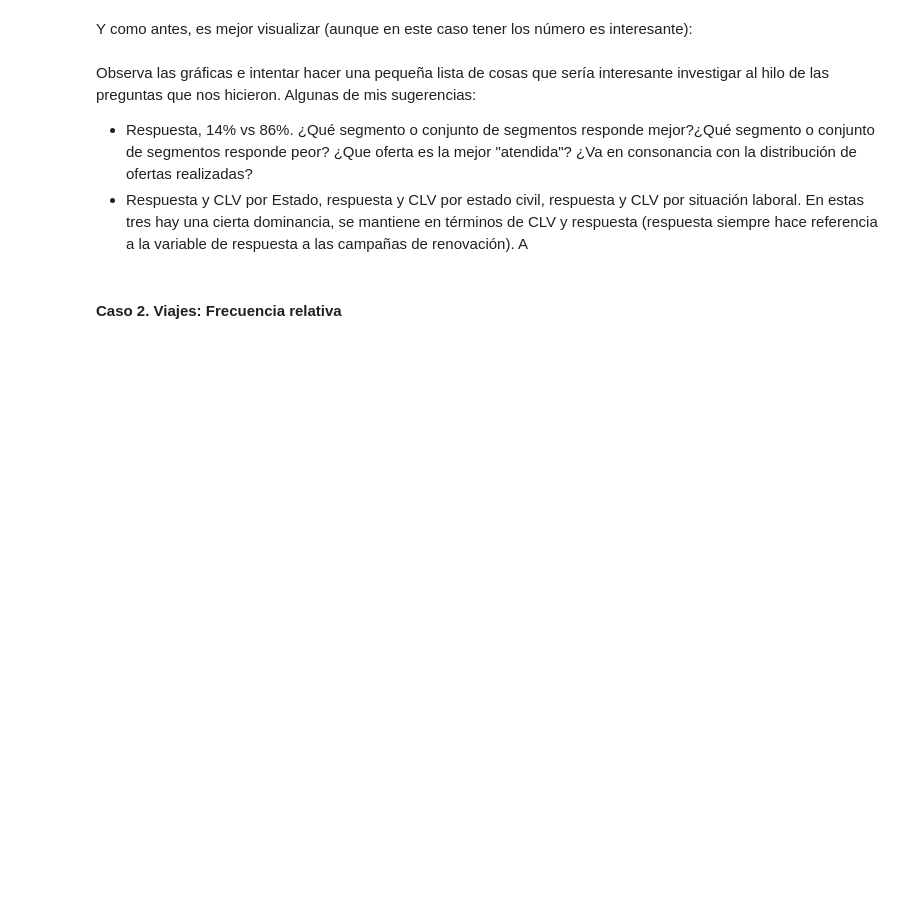
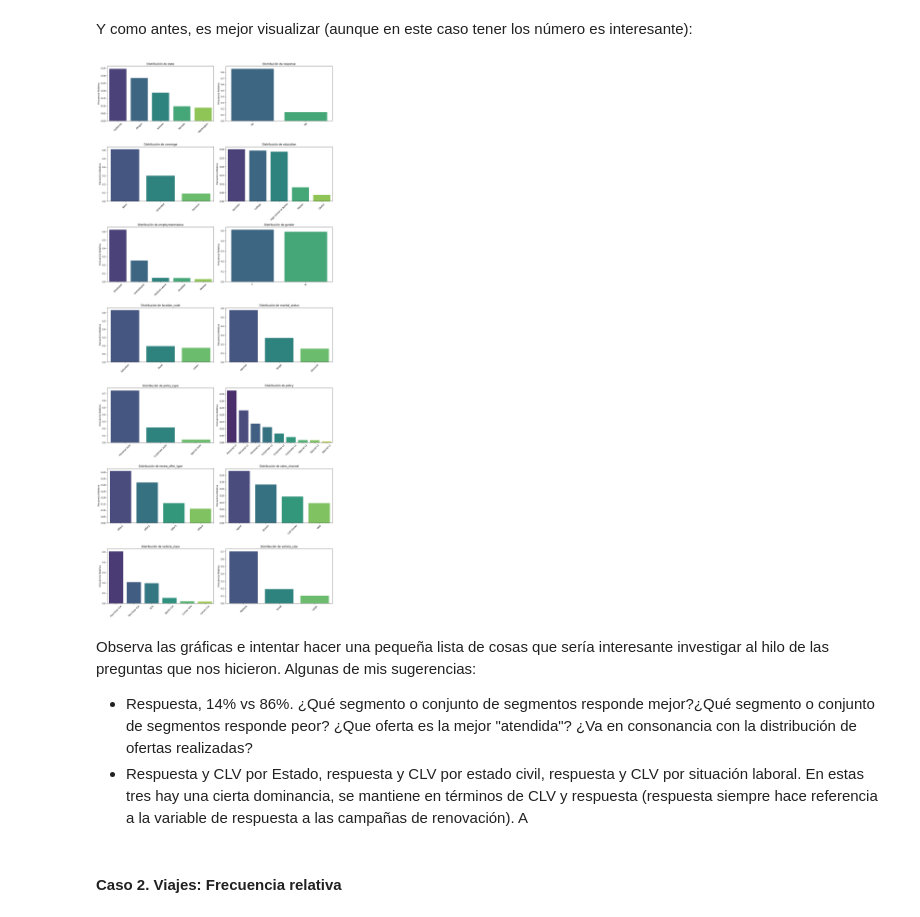
Before and after one commit to csanchosahun/DS-Online-Carlos-Sancho, a Jupyter notebook: 03_Data_Analysis/Sprint_07/Unidad_01_Estadistica_Descriptiva_Univariante/01_Workout/03_Frecuencias.ipynb, the cells around one changed output. Drawn from its saved outputs; the diff is of its cells as text; code cells hidden in the pictures; blank space fills up the shorter version.

```diff
--- a/03_Data_Analysis/Sprint_07/Unidad_01_Estadistica_Descriptiva_Univariante/01_Workout/03_Frecuencias.ipynb
+++ b/03_Data_Analysis/Sprint_07/Unidad_01_Estadistica_Descriptiva_Univariante/01_Workout/03_Frecuencias.ipynb
@@ -165,5 +219,10 @@ Igualmente también podemos calcular la **frecuencia relativa** de cada conteo c
 # %% [markdown]
 Y como antes, es mejor visualizar (aunque en este caso tener los número es interesante):
+# %%
+# Llamamos a la función con la lista filtrada
+pinta_distribucion_categoricas(df_seguros, categoricas_seguros, relativa=True)
+# %% [output]
+[figure, added]
 # %% [markdown]
 Observa las gráficas e intentar hacer una pequeña lista de cosas que sería interesante investigar al hilo de las preguntas que nos hicieron. Algunas de mis sugerencias:
 * Respuesta, 14% vs 86%. ¿Qué segmento o conjunto de segmentos responde mejor?¿Qué segmento o conjunto de segmentos responde peor? ¿Que oferta es la mejor "atendida"? ¿Va en consonancia con la distribución de ofertas realizadas?
```
Also changed, not shown: parts of 4 cells of this notebook.
